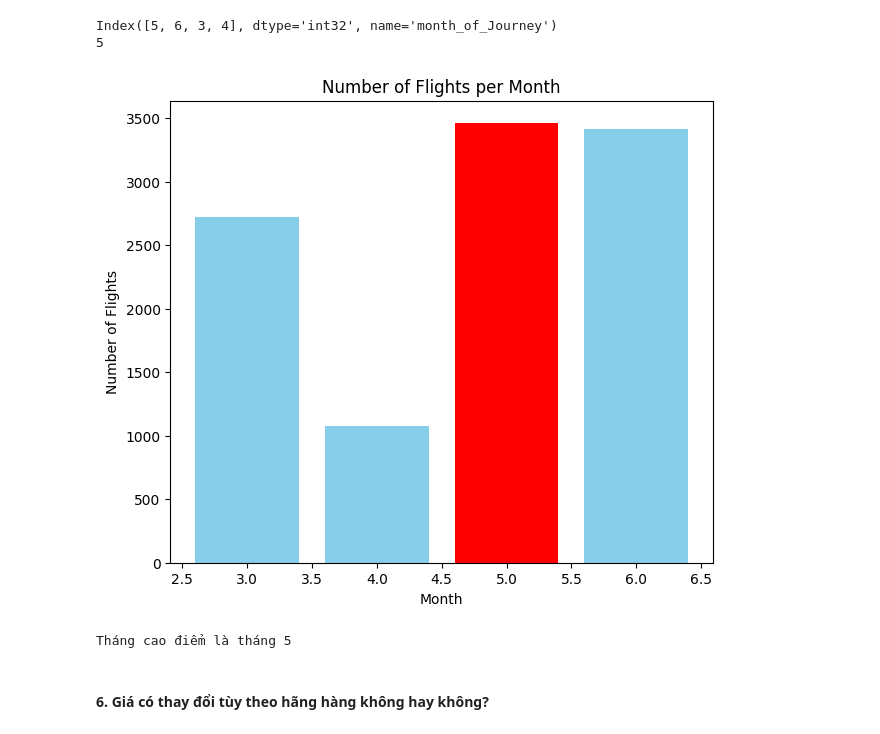
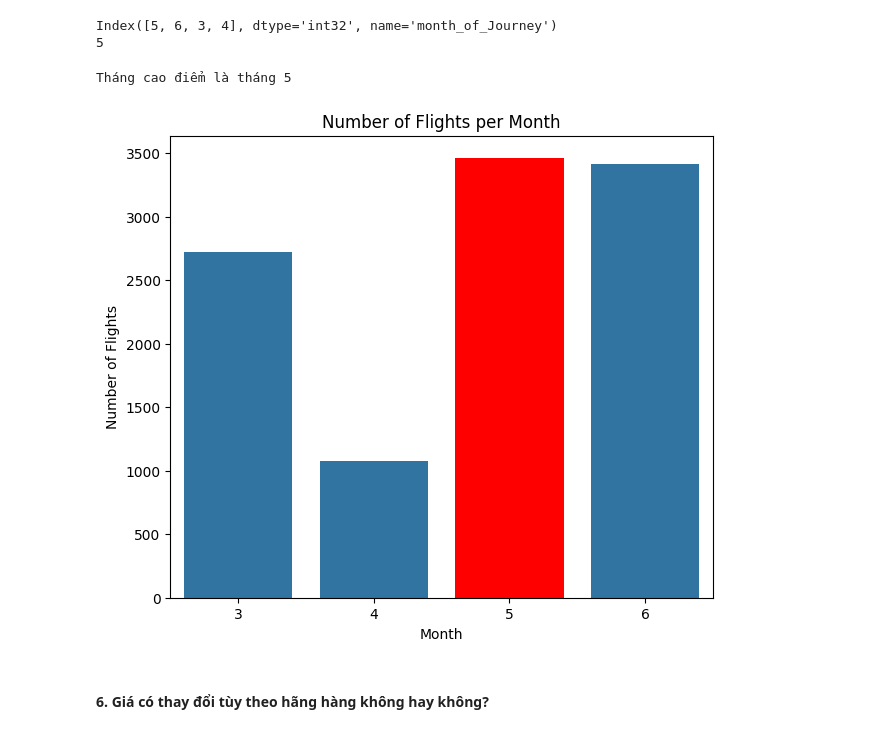
Before and after one commit to vngson/PTDLUD, a Jupyter notebook: main.ipynb, the cells around one changed output. Saved outputs shown, nothing was run; the diff lists cells and outputs as text; code cells hidden in the pictures.

```diff
--- a/main.ipynb
+++ b/main.ipynb
@@ -362,25 +371,29 @@ print(n)
 Index([5, 6, 3, 4], dtype='int32', name='month_of_Journey')
 5
 # %%
-#Tính số chuyến bay theo tháng và sắp xếp tăng dần
-flights_count_by_month = merged_data['month_of_Journey'].value_counts()
 #Lấy index của nguồn có số chuyến bay nhiều nhất
-n = flights_count_by_month.idxmax()
+n = merged_data['month_of_Journey'].value_counts().idxmax()
 
 #Vẽ barchart
 plt.figure(figsize=(7, 6))
-plt.bar(flights_count_by_month.index, flights_count_by_month, color='skyblue')
-plt.bar(n, flights_count_by_month[n], color='red')
 plt.xlabel('Month')
 plt.ylabel('Number of Flights')
 plt.title('Number of Flights per Month')
-plt.show()
 
+# Tạo biểu đồ countplot với cột "month_of_Journey"
+ax = sns.countplot(x="month_of_Journey", data=merged_data)
+
+# Tìm patch (hình cột) cao nhất
+max_value = merged_data['month_of_Journey'].value_counts().max()
+max_patch = max(ax.patches, key=lambda p: p.get_height())  # Truy cập patch cao nhất
+
+# Thay đổi màu sắc và độ trong suốt của patch cao nhất
+max_patch.set_facecolor("red")
 
 print(f'Tháng cao điểm là tháng {n}')
 # %% [output]
+Tháng cao điểm là tháng 5
-[figure, old version]
+[figure, new version]
-Tháng cao điểm là tháng 5
 # %% [markdown]
 #### **6. Giá có thay đổi tùy theo hãng hàng không hay không?**
 # %%
```
Also changed, not shown: parts of 4 cells of this notebook.
